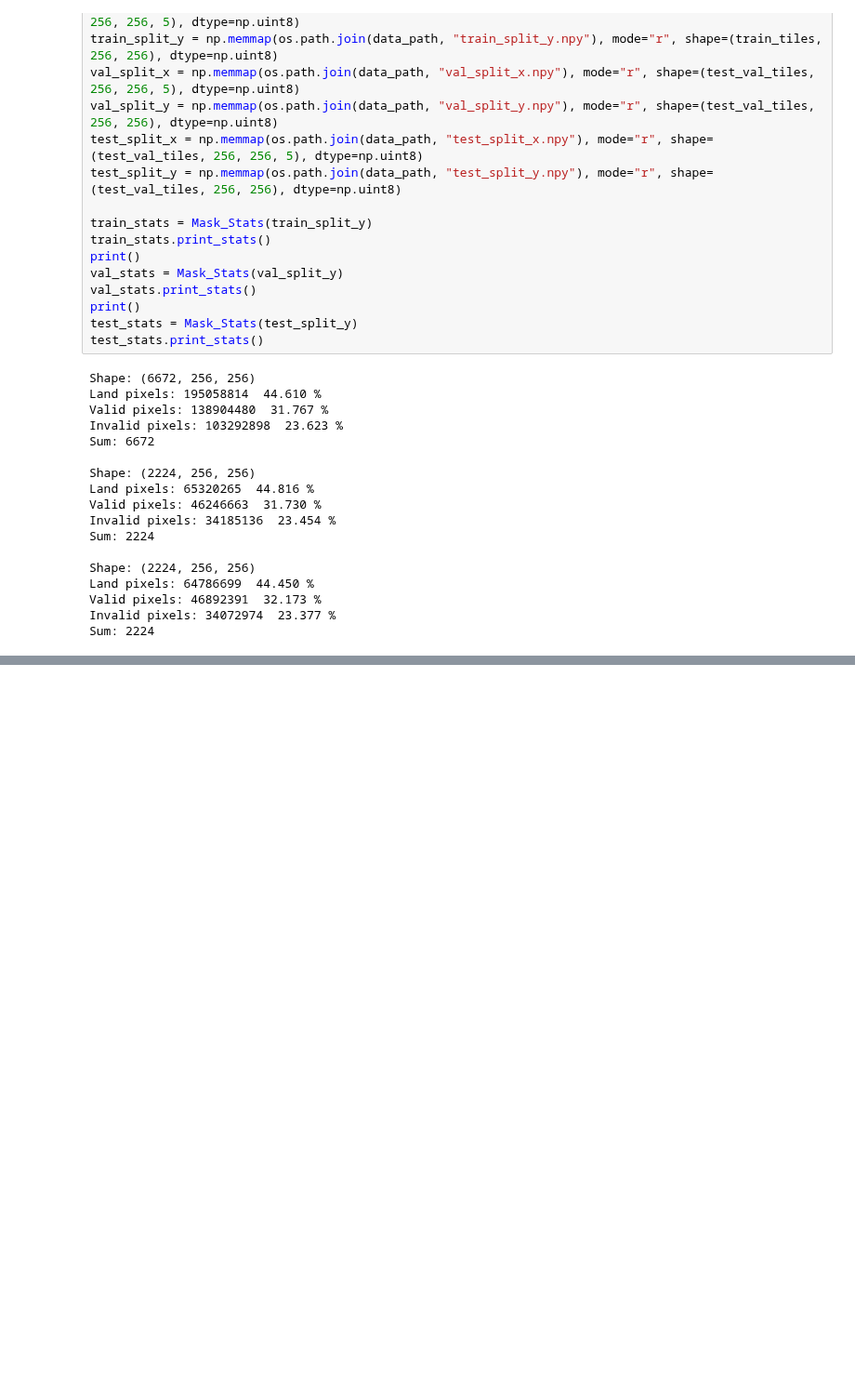
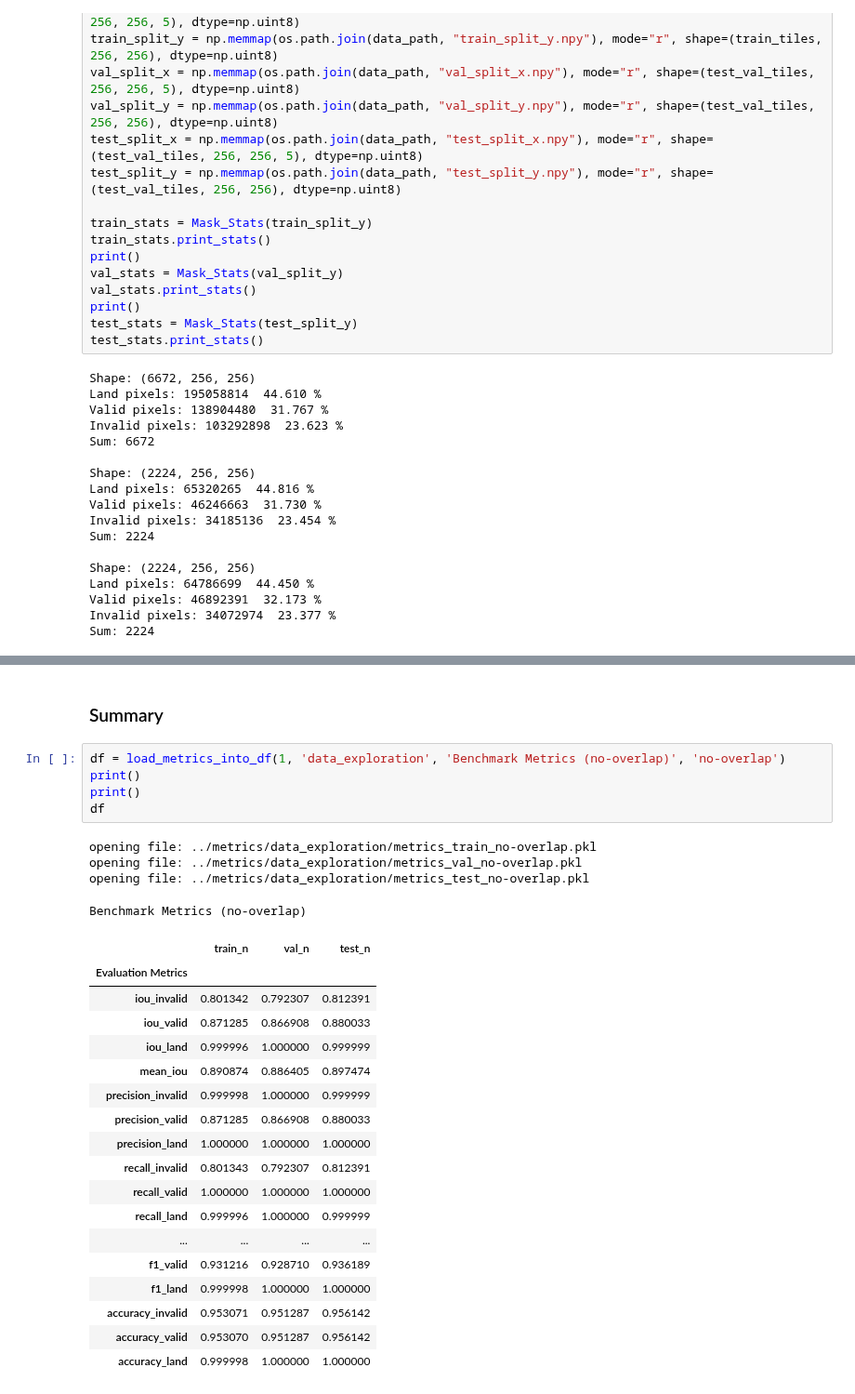
Before and after one commit to emely3h/Geospatial_ML, a Jupyter notebook: data_exploration/physics_jaccard.ipynb, the cells around one changed output, grey strips where cells are left out. Shown at 93% size. Drawn from its saved outputs; the diff is of its cells as text; blank space fills up the shorter version.

Commit message:
finish recalculation for non-overlapping tiles

```diff
--- a/data_exploration/physics_jaccard.ipynb
+++ b/data_exploration/physics_jaccard.ipynb
@@ -218,0 +197,30 @@ total_jaccard_land: 0.9999975766207699
+# %% [markdown]
+### Summary
+# %%
+df = load_metrics_into_df(1, 'data_exploration', 'Benchmark Metrics (no-overlap)', 'no-overlap')
+print()
+print()
+df
+# %% [output]
+opening file: ../metrics/data_exploration/metrics_train_no-overlap.pkl
+opening file: ../metrics/data_exploration/metrics_val_no-overlap.pkl
+opening file: ../metrics/data_exploration/metrics_test_no-overlap.pkl
+Benchmark Metrics (no-overlap)
+|  | train_n | val_n | test_n |
+| Evaluation Metrics |  |  |  |
+| iou_invalid | 0.801342 | 0.792307 | 0.812391 |
+| iou_valid | 0.871285 | 0.866908 | 0.880033 |
+| iou_land | 0.999996 | 1.000000 | 0.999999 |
+| mean_iou | 0.890874 | 0.886405 | 0.897474 |
+| precision_invalid | 0.999998 | 1.000000 | 0.999999 |
+| precision_valid | 0.871285 | 0.866908 | 0.880033 |
+| precision_land | 1.000000 | 1.000000 | 1.000000 |
+| recall_invalid | 0.801343 | 0.792307 | 0.812391 |
+| recall_valid | 1.000000 | 1.000000 | 1.000000 |
+| recall_land | 0.999996 | 1.000000 | 0.999999 |
+| ... | ... | ... | ... |
+| f1_valid | 0.931216 | 0.928710 | 0.936189 |
+| f1_land | 0.999998 | 1.000000 | 1.000000 |
+| accuracy_invalid | 0.953071 | 0.951287 | 0.956142 |
+| accuracy_valid | 0.953070 | 0.951287 | 0.956142 |
+| accuracy_land | 0.999998 | 1.000000 | 1.000000 |
```
Also changed, not shown: parts of 9 cells of this notebook.
